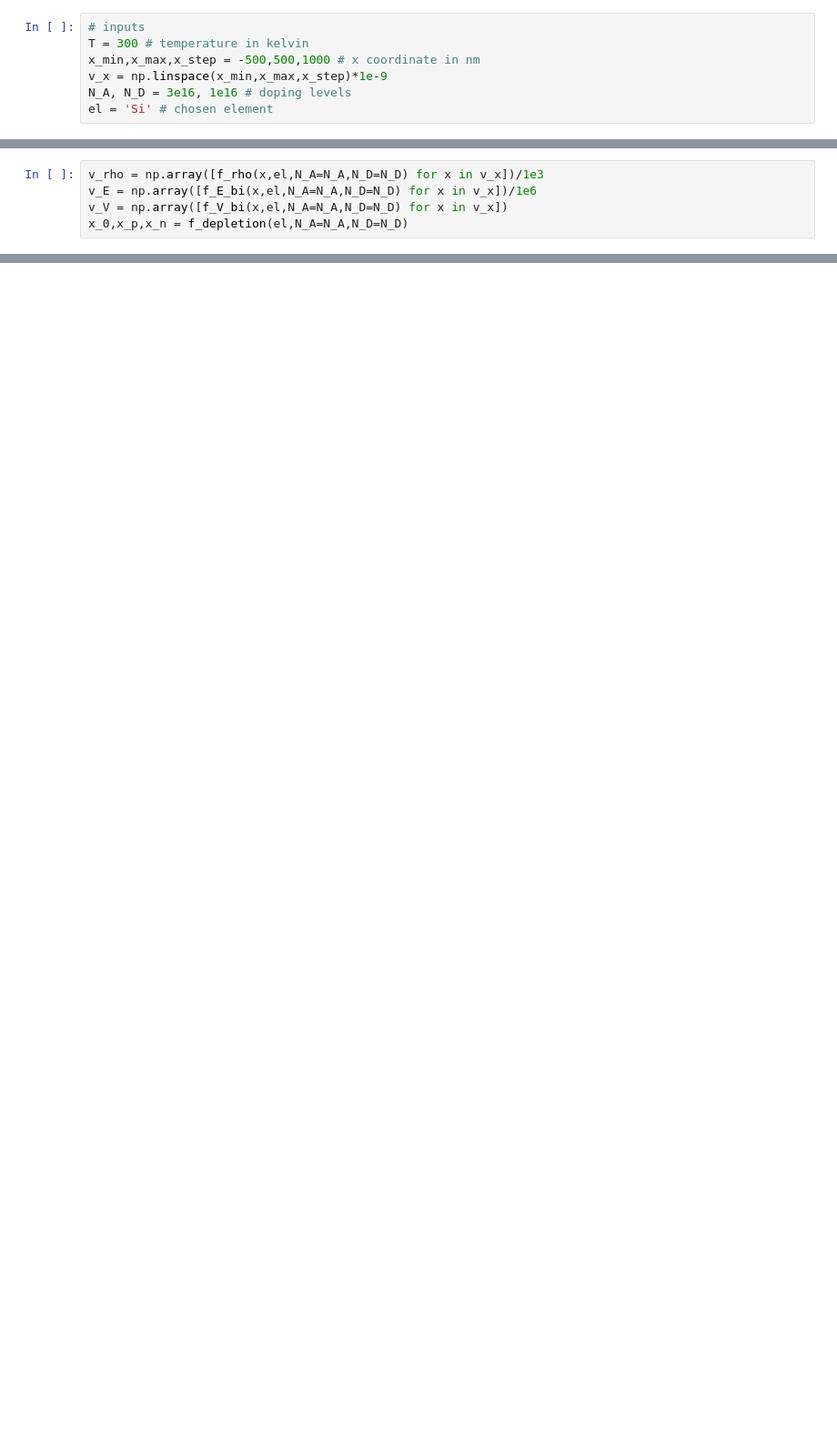
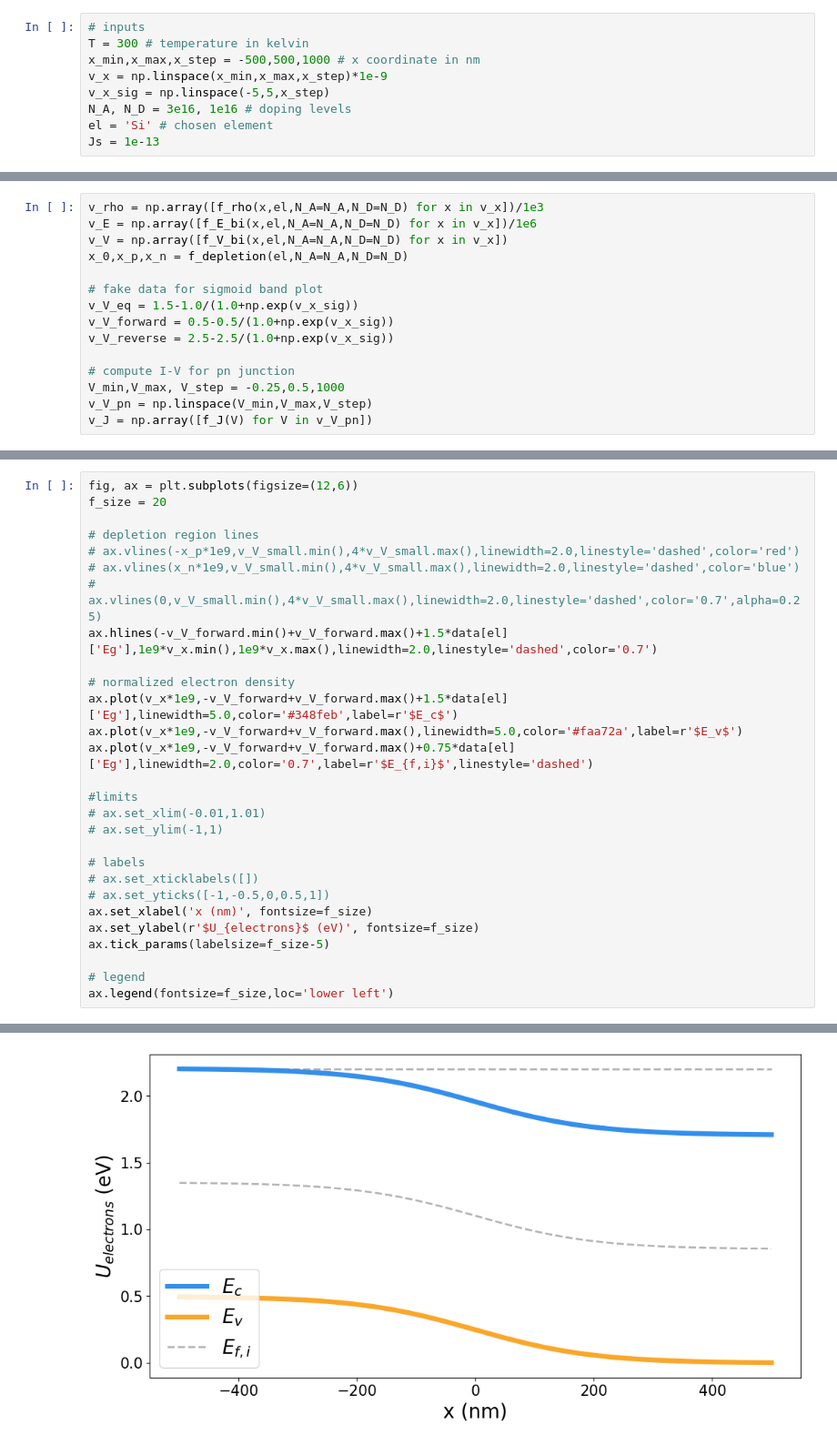
Before and after one commit to UnipvPhysicsLectures/PythonScripts, a Jupyter notebook: notebooks/pn-junction.ipynb, the cells around one changed output, grey strips where cells are left out. Shown at 91% size. Cells and saved outputs as stored; diff of their text form; blank space fills up the shorter version.

```diff
--- a/notebooks/pn-junction.ipynb
+++ b/notebooks/pn-junction.ipynb
@@ -27,8 +27,10 @@ data = {'Si':{'Eg':1.14,'m_c':0.36,'m_v':0.81,'e_s':11.7},
 T = 300 # temperature in kelvin
 x_min,x_max,x_step = -500,500,1000 # x coordinate in nm
 v_x = np.linspace(x_min,x_max,x_step)*1e-9
+v_x_sig = np.linspace(-5,5,x_step)
 N_A, N_D = 3e16, 1e16 # doping levels
 el = 'Si' # chosen element
+Js = 1e-13
 # %% [markdown]
 ## Functions
 # %%
@@ -468,6 +475,16 @@ v_rho = np.array([f_rho(x,el,N_A=N_A,N_D=N_D) for x in v_x])/1e3
 v_E = np.array([f_E_bi(x,el,N_A=N_A,N_D=N_D) for x in v_x])/1e6
 v_V = np.array([f_V_bi(x,el,N_A=N_A,N_D=N_D) for x in v_x])
 x_0,x_p,x_n = f_depletion(el,N_A=N_A,N_D=N_D)
+
+# fake data for sigmoid band plot
+v_V_eq = 1.5-1.0/(1.0+np.exp(v_x_sig))
+v_V_forward = 0.5-0.5/(1.0+np.exp(v_x_sig))
+v_V_reverse = 2.5-2.5/(1.0+np.exp(v_x_sig))
+
+# compute I-V for pn junction
+V_min,V_max, V_step = -0.25,0.5,1000
+v_V_pn = np.linspace(V_min,V_max,V_step)
+v_J = np.array([f_J(V) for V in v_V_pn])
 # %%
 print(1e9*x_p,1e9*x_n)
 # %% [output]
@@ -689,0 +707,29 @@ ax.legend(fontsize=f_size,loc='lower left')
+# %%
+fig, ax = plt.subplots(figsize=(12,6))
+f_size = 20
+
+# depletion region lines
+# ax.vlines(-x_p*1e9,v_V_small.min(),4*v_V_small.max(),linewidth=2.0,linestyle='dashed',color='red')
+# ax.vlines(x_n*1e9,v_V_small.min(),4*v_V_small.max(),linewidth=2.0,linestyle='dashed',color='blue')
+# ax.vlines(0,v_V_small.min(),4*v_V_small.max(),linewidth=2.0,linestyle='dashed',color='0.7',alpha=0.25)
+ax.hlines(-v_V_forward.min()+v_V_forward.max()+1.5*data[el]['Eg'],1e9*v_x.min(),1e9*v_x.max(),linewidth=2.0,linestyle='dashed',color='0.7')
+
+# normalized electron density
+ax.plot(v_x*1e9,-v_V_forward+v_V_forward.max()+1.5*data[el]['Eg'],linewidth=5.0,color='#348feb',label=r'$E_c$')
+ax.plot(v_x*1e9,-v_V_forward+v_V_forward.max(),linewidth=5.0,color='#faa72a',label=r'$E_v$')
+ax.plot(v_x*1e9,-v_V_forward+v_V_forward.max()+0.75*data[el]['Eg'],linewidth=2.0,color='0.7',label=r'$E_{f,i}$',linestyle='dashed')
+
+#limits
+# ax.set_xlim(-0.01,1.01)
+# ax.set_ylim(-1,1)
+
+# labels
+# ax.set_xticklabels([])
+# ax.set_yticks([-1,-0.5,0,0.5,1])
+ax.set_xlabel('x (nm)', fontsize=f_size)
+ax.set_ylabel(r'$U_{electrons}$ (eV)', fontsize=f_size)
+ax.tick_params(labelsize=f_size-5)
+
+# legend
+ax.legend(fontsize=f_size,loc='lower left')
+# %% [output]
@@ -689,0 +737 @@ ax.legend(fontsize=f_size,loc='lower left')
+[figure, added]
```
Also changed, not shown: parts of 7 cells of this notebook.
